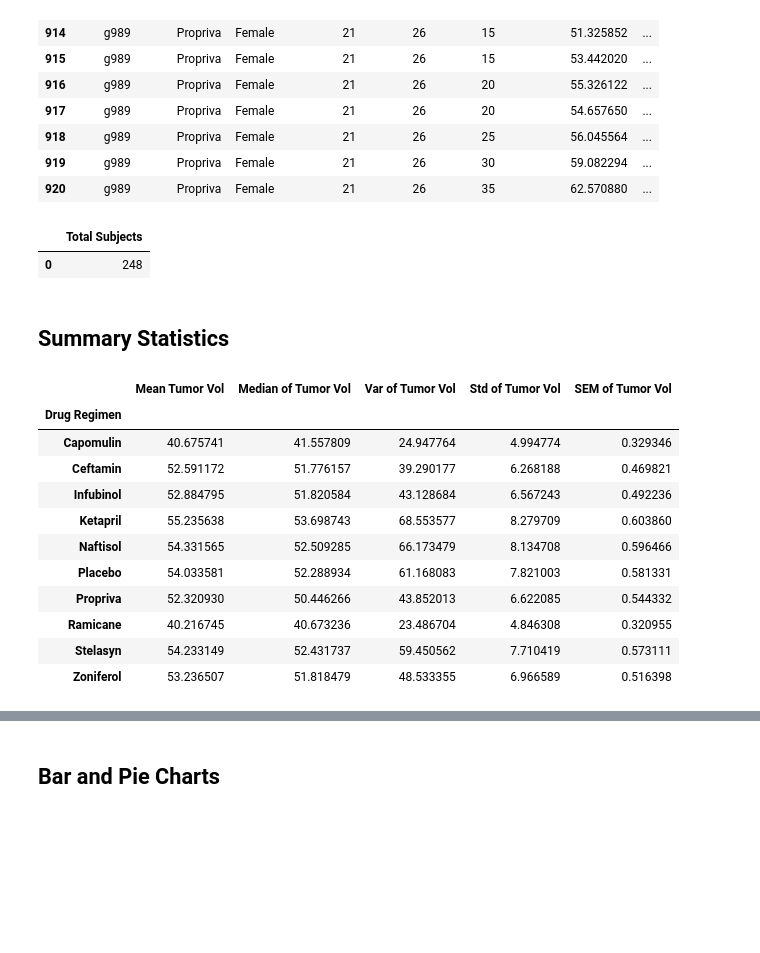
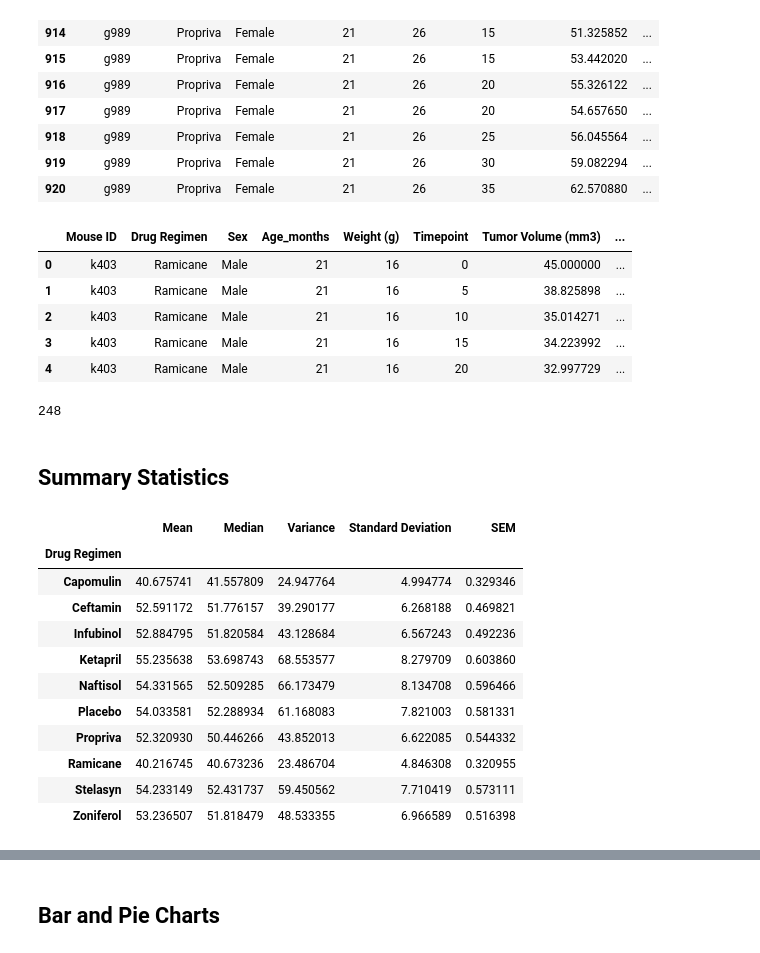
Before and after one commit to Suadg/DataFrame, a Jupyter notebook: pymaceuticals_starter.ipynb, the cells around one changed output, grey strips where cells are left out. Drawn from its saved outputs; the diff is of its cells as text; code cells hidden in the pictures; blank space fills up the shorter version.

```diff
--- a/pymaceuticals_starter.ipynb
+++ b/pymaceuticals_starter.ipynb
@@ -8,5 +14,6 @@
 # %%
 %matplotlib notebook
+%matplotlib inline
 
 
 # Dependencies and Setup
@@ -27,7 +34,7 @@ mouse_metadata = pd.read_csv(mouse_metadata_path)
 study_results = pd.read_csv(study_results_path)
 
 # Combine the data into a single DataFrame
-combined_data = pd.merge(mouse_metadata, study_results, on="Mouse ID")
+combined_data = pd.merge(mouse_metadata, study_results, how="outer")
 
 
 
@@ -51,8 +58,7 @@ number_of_mice
 # Our data should be uniquely identified by Mouse ID and Timepoint
 # Get the duplicate mice by ID number that shows up for Mouse ID and Timepoint.
 
-mice_dupli = combined_data[combined_data[["Mouse ID", "Timepoint"]].duplicated() == True]
-mice_dupli_id = mice_dupli["Mouse ID"].unique()
+mice_dupli_id = combined_data.loc[combined_data.duplicated(subset=['Mouse ID', 'Timepoint',]),'Mouse ID'].unique()
 mice_dupli_id
 # %% [output]
 array(['g989'], dtype=object)
@@ -76,45 +83,46 @@ combined_data.loc[combined_data["Mouse ID"] ==str(mice_dupli.iloc[0,0]),:]
 | 920 | g989 | Propriva | Female | 21 | 26 | 35 | 62.570880 | ... |
 # %%
 # Create a clean DataFrame by dropping the duplicate mouse by its ID.
-drop_index = combined_data[combined_data["Mouse ID"] == str(mice_dupli.iloc[0,0])].index
-clean_combined_data = combined_data.drop(drop_index)
-clean_combined_data.reset_index(drop=True, inplace=True)
+clean_combined_data = combined_data[combined_data['Mouse ID'].isin(mice_dupli_id)==False]
+clean_combined_data.head()
+# %% [output]
+|  | Mouse ID | Drug Regimen | Sex | Age_months | Weight (g) | Timepoint | Tumor Volume (mm3) | ... |
+| 0 | k403 | Ramicane | Male | 21 | 16 | 0 | 45.000000 | ... |
+| 1 | k403 | Ramicane | Male | 21 | 16 | 5 | 38.825898 | ... |
+| 2 | k403 | Ramicane | Male | 21 | 16 | 10 | 35.014271 | ... |
+| 3 | k403 | Ramicane | Male | 21 | 16 | 15 | 34.223992 | ... |
+| 4 | k403 | Ramicane | Male | 21 | 16 | 20 | 32.997729 | ... |
 # %%
 # Checking the number of mice in the clean DataFrame.
-pd.DataFrame({"Total Subjects":[len(clean_combined_data["Mouse ID"].unique())]})
+number_of_clean_mice = clean_combined_data["Mouse ID"].nunique()
+number_of_clean_mice
 # %% [output]
-|  | Total Subjects |
-| 0 | 248 |
+248
 # %% [markdown]
 ## Summary Statistics
 # %%
 # Generate a summary statistics table of mean, median, variance, standard deviation, and SEM of the tumor volume for each regimen
 
 # Use groupby and summary statistical methods to calculate the following properties of each drug regimen:
 
-# mean, median, variance, standard deviation, and SEM of the tumor volume.
-mean_regimen = clean_combined_data.groupby("Drug Regimen")[["Tumor Volume (mm3)"]].mean()
-med_regimen = clean_combined_data.groupby("Drug Regimen")[["Tumor Volume (mm3)"]].median()
-var_regimen = clean_combined_data.groupby("Drug Regimen")[["Tumor Volume (mm3)"]].var()
-standev_regimen = clean_combined_data.groupby("Drug Regimen")[["Tumor Volume (mm3)"]].std()
-sem_regimen = clean_combined_data.groupby("Drug Regimen")[["Tumor Volume (mm3)"]].sem()
-regimen_summ = pd.merge(mean_regimen,med_regimen,on="Drug Regimen")
-regimen_summ = pd.merge(regimen_summ,var_regimen,on="Drug Regimen")
-regimen_summ.rename(columns={
-    "Tumor Volume (mm3)_x":"Mean Tumor Vol",
-    "Tumor Volume (mm3)_y":"Median of Tumor Vol"
-},inplace=True)
-regimen_summ = pd.merge(regimen_summ,standev_regimen,on="Drug Regimen")
-regimen_summ = pd.merge(regimen_summ,sem_regimen,on="Drug Regimen")
+# mean, median, variance, standard deviation, and SEM of the tumor volume
 
-regimen_summ.rename(columns={
-    "Tumor Volume (mm3)_x":"Var of Tumor Vol",
-    "Tumor Volume (mm3)_y":"Std of Tumor Vol",
-    "Tumor Volume (mm3)":"SEM of Tumor Vol"
-},inplace=True)
-regimen_summ
+
+mean = clean_combined_data['Tumor Volume (mm3)'].groupby(clean_combined_data['Drug Regimen']).mean()
+median = clean_combined_data['Tumor Volume (mm3)'].groupby(clean_combined_data['Drug Regimen']).median()
+var = clean_combined_data['Tumor Volume (mm3)'].groupby(clean_combined_data['Drug Regimen']).var()
+std = clean_combined_data['Tumor Volume (mm3)'].groupby(clean_combined_data['Drug Regimen']).std()
+sem = clean_combined_data['Tumor Volume (mm3)'].groupby(clean_combined_data['Drug Regimen']).sem()
+
+summary_stat = pd.DataFrame({"Mean":mean,
+                            "Median":median,
+                           "Variance":var,
+                           "Standard Deviation":std,
+                           "SEM":sem})
+# Display the Summary statistics table grouped by 'Drug Regimen' column
+summary_stat
 # %% [output]
-|  | Mean Tumor Vol | Median of Tumor Vol | Var of Tumor Vol | Std of Tumor Vol | SEM of Tumor Vol |
+|  | Mean | Median | Variance | Standard Deviation | SEM |
 | Drug Regimen |  |  |  |  |  |
 | Capomulin | 40.675741 | 41.557809 | 24.947764 | 4.994774 | 0.329346 |
 | Ceftamin | 52.591172 | 51.776157 | 39.290177 | 6.268188 | 0.469821 |
```
Also changed, not shown: parts of 23 cells of this notebook.
